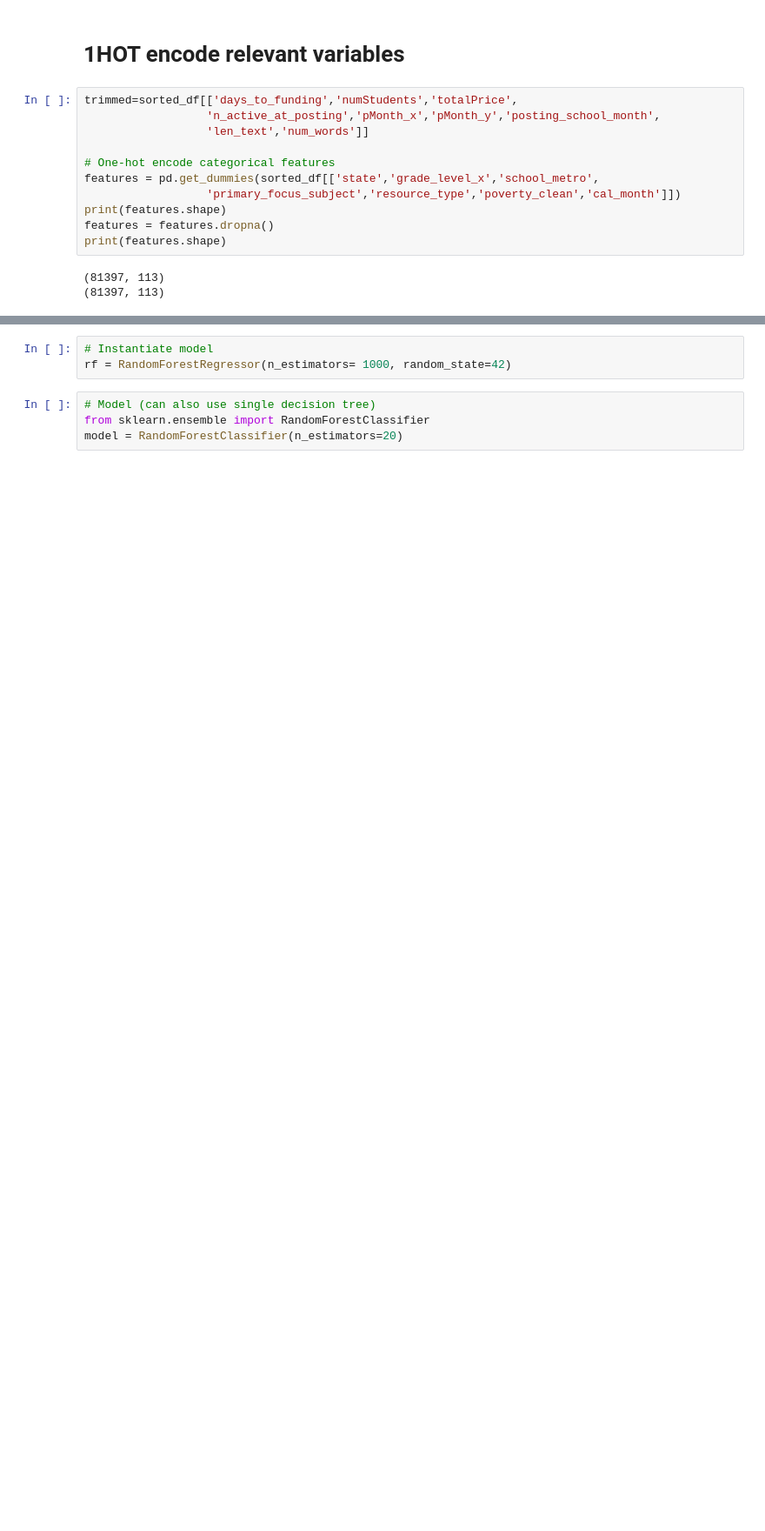
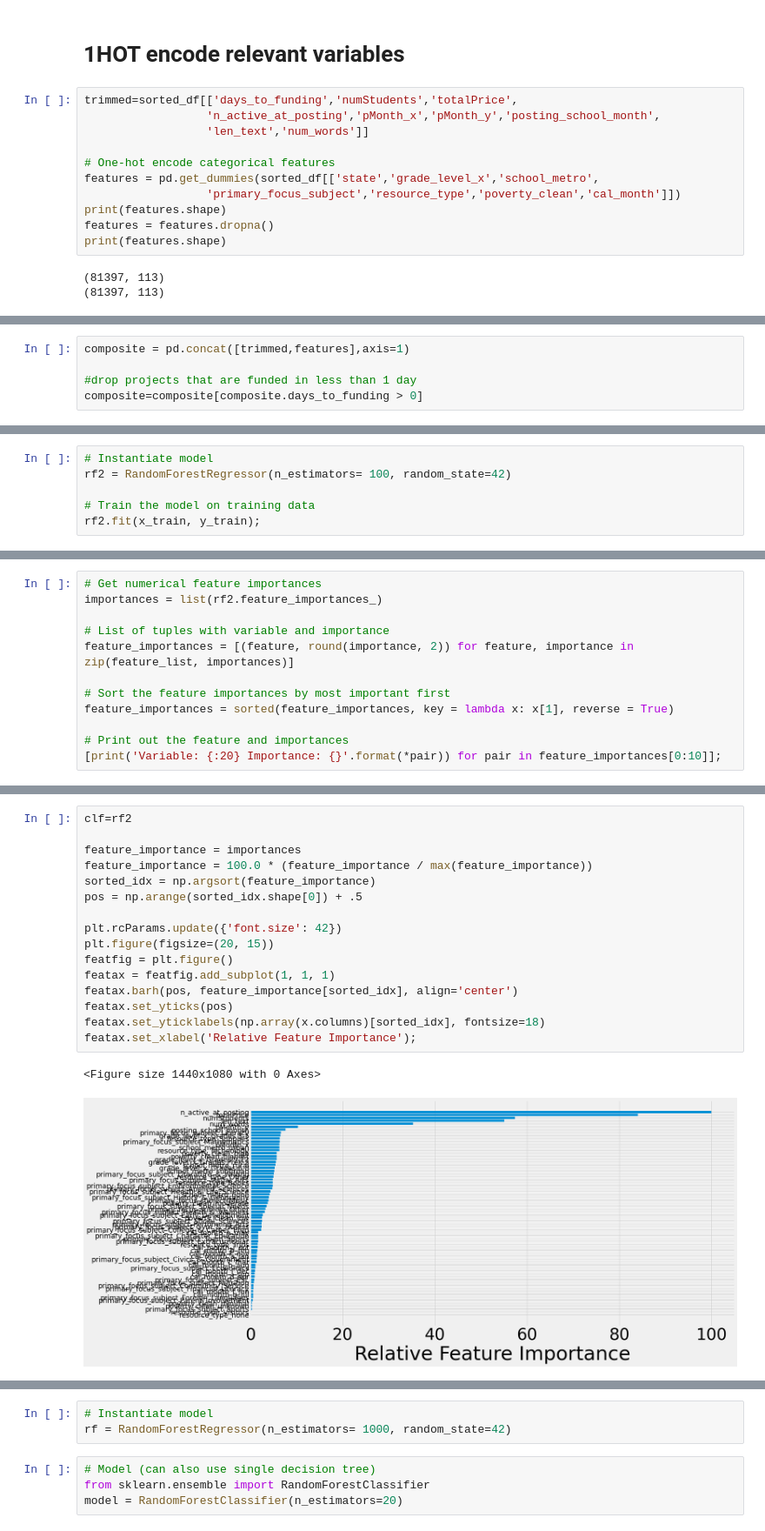
Before and after one commit to russell-ligon/DonorBooster, a Jupyter notebook: testscripts/DonorsChoose_NLP_topicmodels.ipynb, the cells around one changed output, grey strips where cells are left out. Shown at 87% size. Cells and saved outputs as stored; diff of their text form; blank space fills up the shorter version.

```diff
--- a/testscripts/DonorsChoose_NLP_topicmodels.ipynb
+++ b/testscripts/DonorsChoose_NLP_topicmodels.ipynb
@@ -475,0 +711,5 @@ rf.fit(train_features, train_labels);
+# %%
+composite = pd.concat([trimmed,features],axis=1)
+
+#drop projects that are funded in less than 1 day
+composite=composite[composite.days_to_funding > 0]
@@ -475,0 +735,6 @@ rf.fit(train_features, train_labels);
+# %%
+# Instantiate model
+rf2 = RandomForestRegressor(n_estimators= 100, random_state=42)
+
+# Train the model on training data
+rf2.fit(x_train, y_train);
@@ -475,0 +766,12 @@ rf.fit(train_features, train_labels);
+# %%
+# Get numerical feature importances
+importances = list(rf2.feature_importances_)
+
+# List of tuples with variable and importance
+feature_importances = [(feature, round(importance, 2)) for feature, importance in zip(feature_list, importances)]
+
+# Sort the feature importances by most important first
+feature_importances = sorted(feature_importances, key = lambda x: x[1], reverse = True)
+
+# Print out the feature and importances
+[print('Variable: {:20} Importance: {}'.format(*pair)) for pair in feature_importances[0:10]];
@@ -475,0 +789,19 @@ rf.fit(train_features, train_labels);
+# %%
+clf=rf2
+
+feature_importance = importances
+feature_importance = 100.0 * (feature_importance / max(feature_importance))
+sorted_idx = np.argsort(feature_importance)
+pos = np.arange(sorted_idx.shape[0]) + .5
+
+plt.rcParams.update({'font.size': 42})
+plt.figure(figsize=(20, 15))
+featfig = plt.figure()
+featax = featfig.add_subplot(1, 1, 1)
+featax.barh(pos, feature_importance[sorted_idx], align='center')
+featax.set_yticks(pos)
+featax.set_yticklabels(np.array(x.columns)[sorted_idx], fontsize=18)
+featax.set_xlabel('Relative Feature Importance');
+# %% [output]
+<Figure size 1440x1080 with 0 Axes>
+[figure, added]
```
Also changed, not shown: parts of 50 cells of this notebook, 1 other file.
